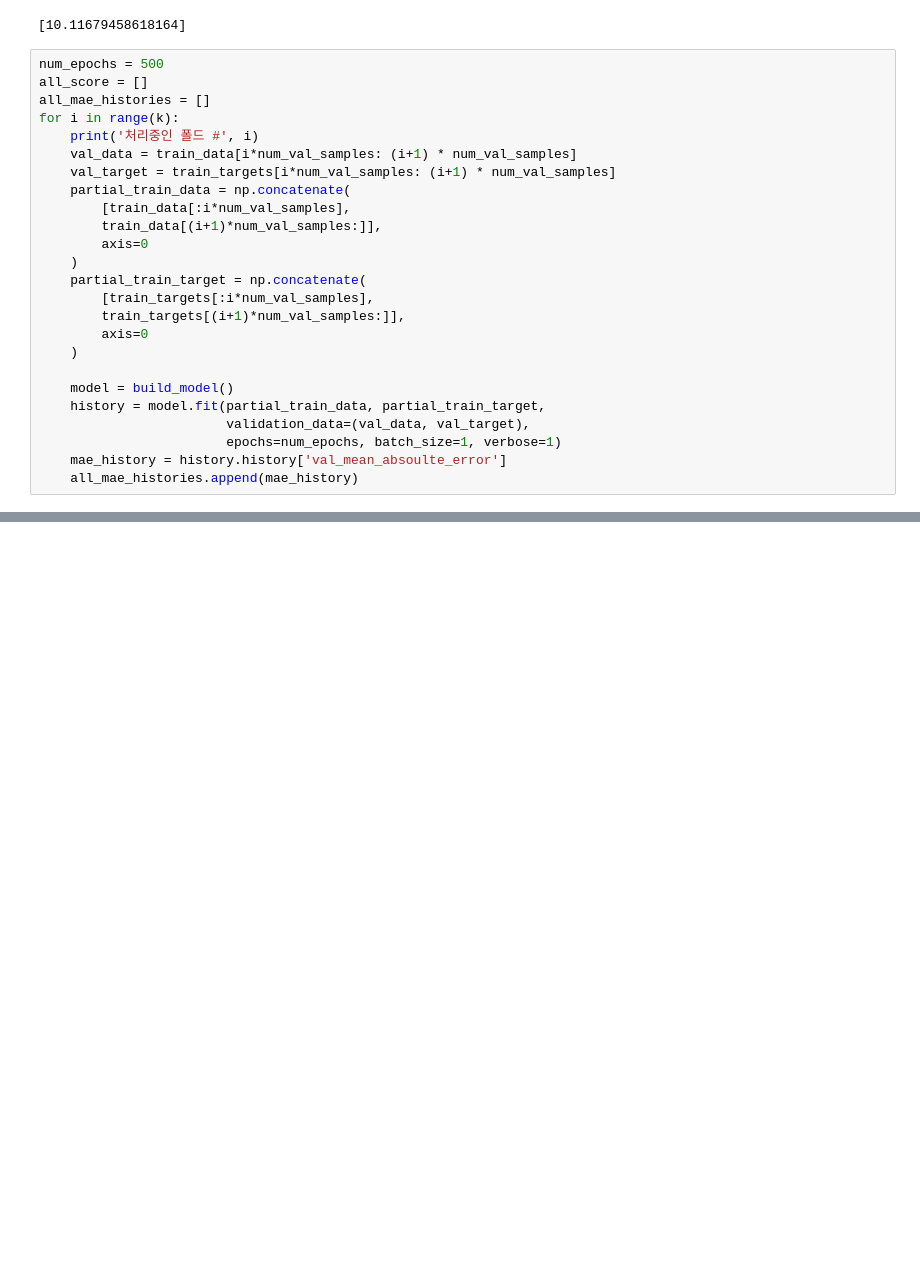
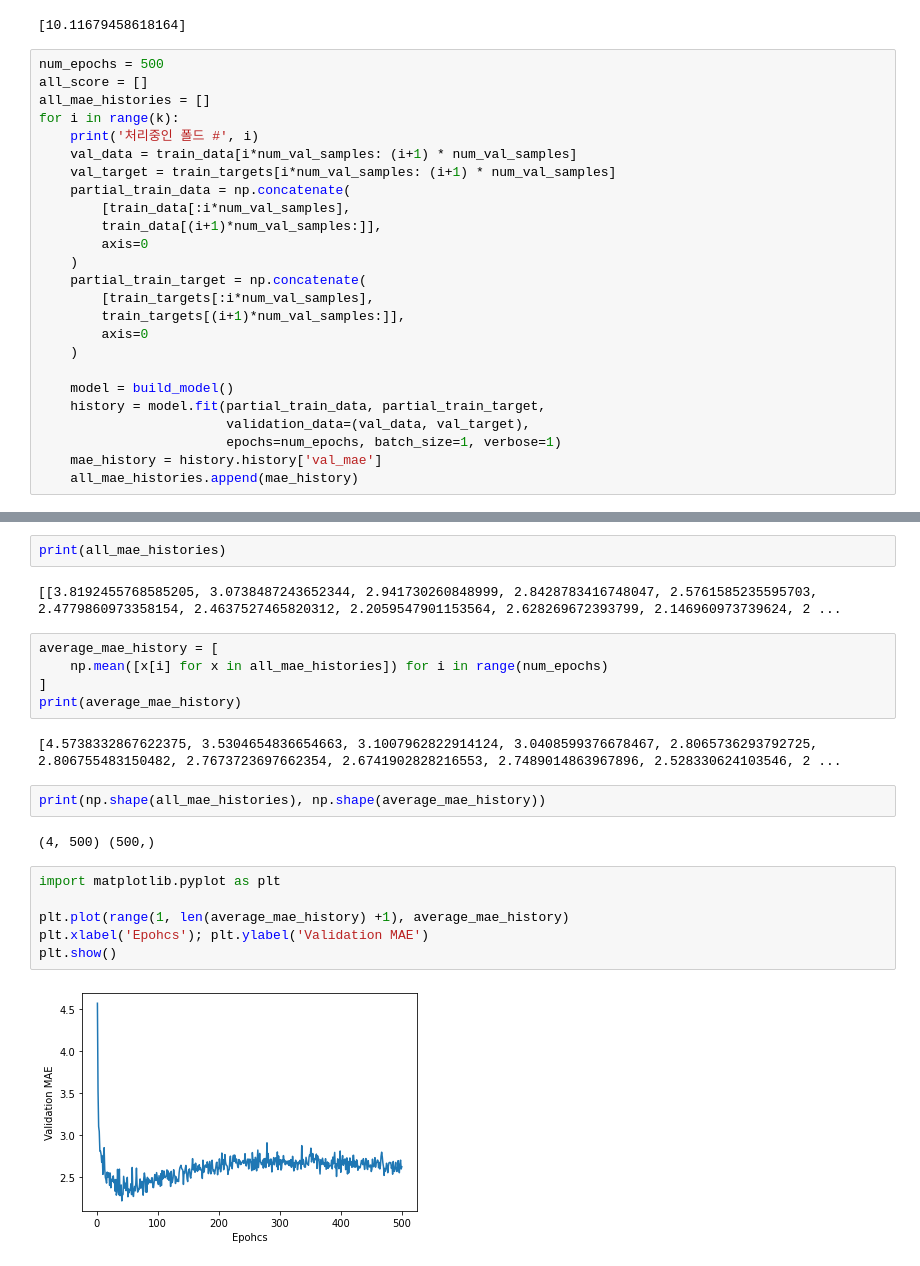
Before and after one commit to sive2045/kaggle_study, a Jupyter notebook: ch 3/3_6.ipynb, the cells around one changed output, grey strips where cells are left out. Drawn from its saved outputs; the diff is of its cells as text; blank space fills up the shorter version.

```diff
--- a/ch 3/3_6.ipynb
+++ b/ch 3/3_6.ipynb
@@ -128,7 +133,7 @@ for i in range(k):
     history = model.fit(partial_train_data, partial_train_target,
                         validation_data=(val_data, val_target),
                         epochs=num_epochs, batch_size=1, verbose=1)
-    mae_history = history.history['val_mean_absoulte_error']
+    mae_history = history.history['val_mae']
     all_mae_histories.append(mae_history)
 # %% [output]
 처리중인 폴드 # 0
@@ -150,0 +156,23 @@ Epoch 101/500
+# %%
+print(all_mae_histories)
+# %% [output]
+[[3.8192455768585205, 3.0738487243652344, 2.941730260848999, 2.8428783416748047, 2.5761585235595703, 2.4779860973358154, 2.4637527465820312, 2.2059547901153564, 2.628269672393799, 2.146960973739624, 2 ...
+# %%
+average_mae_history = [
+    np.mean([x[i] for x in all_mae_histories]) for i in range(num_epochs)
+]
+print(average_mae_history)
+# %% [output]
+[4.5738332867622375, 3.5304654836654663, 3.1007962822914124, 3.0408599376678467, 2.8065736293792725, 2.806755483150482, 2.7673723697662354, 2.6741902828216553, 2.7489014863967896, 2.528330624103546, 2 ...
+# %%
+print(np.shape(all_mae_histories), np.shape(average_mae_history))
+# %% [output]
+(4, 500) (500,)
+# %%
+import matplotlib.pyplot as plt
+
+plt.plot(range(1, len(average_mae_history) +1), average_mae_history)
+plt.xlabel('Epohcs'); plt.ylabel('Validation MAE')
+plt.show()
+# %% [output]
+[figure, added]
```
Also changed, not shown: parts of 7 cells of this notebook.
